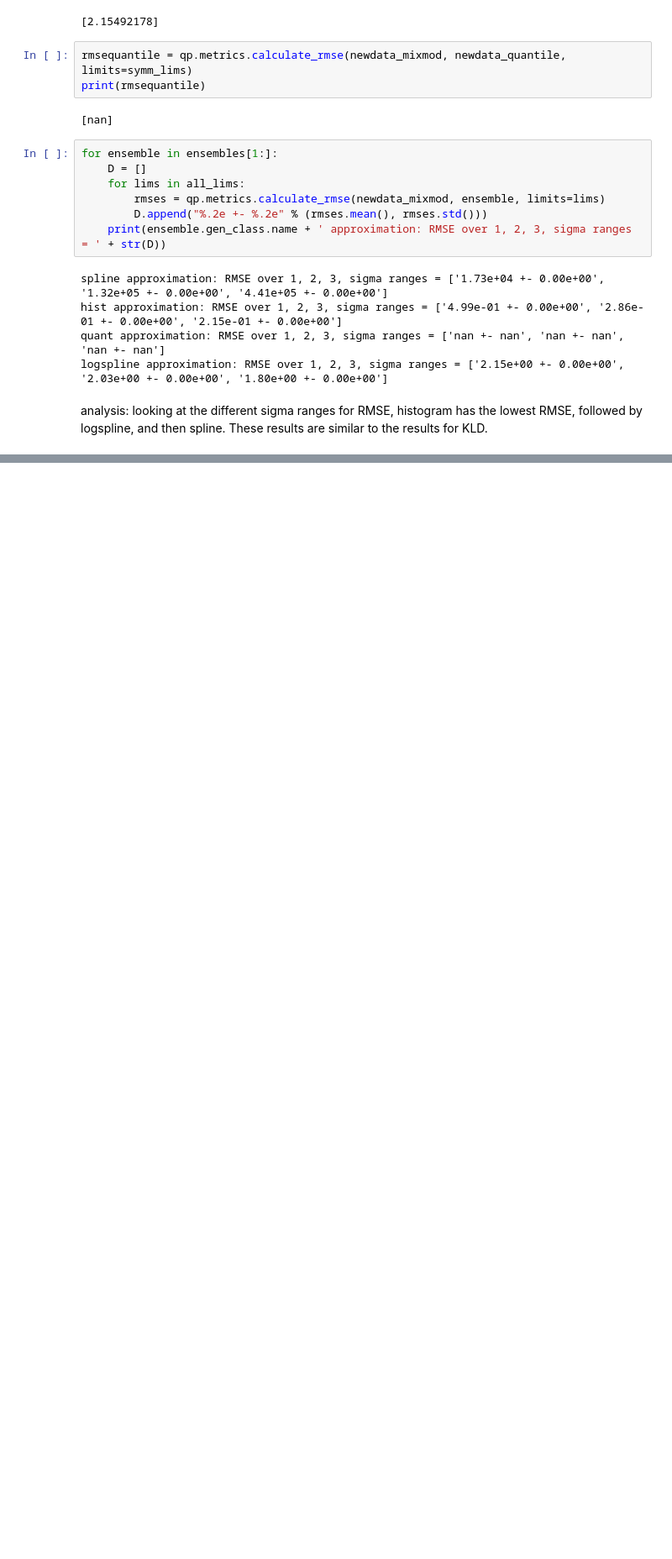
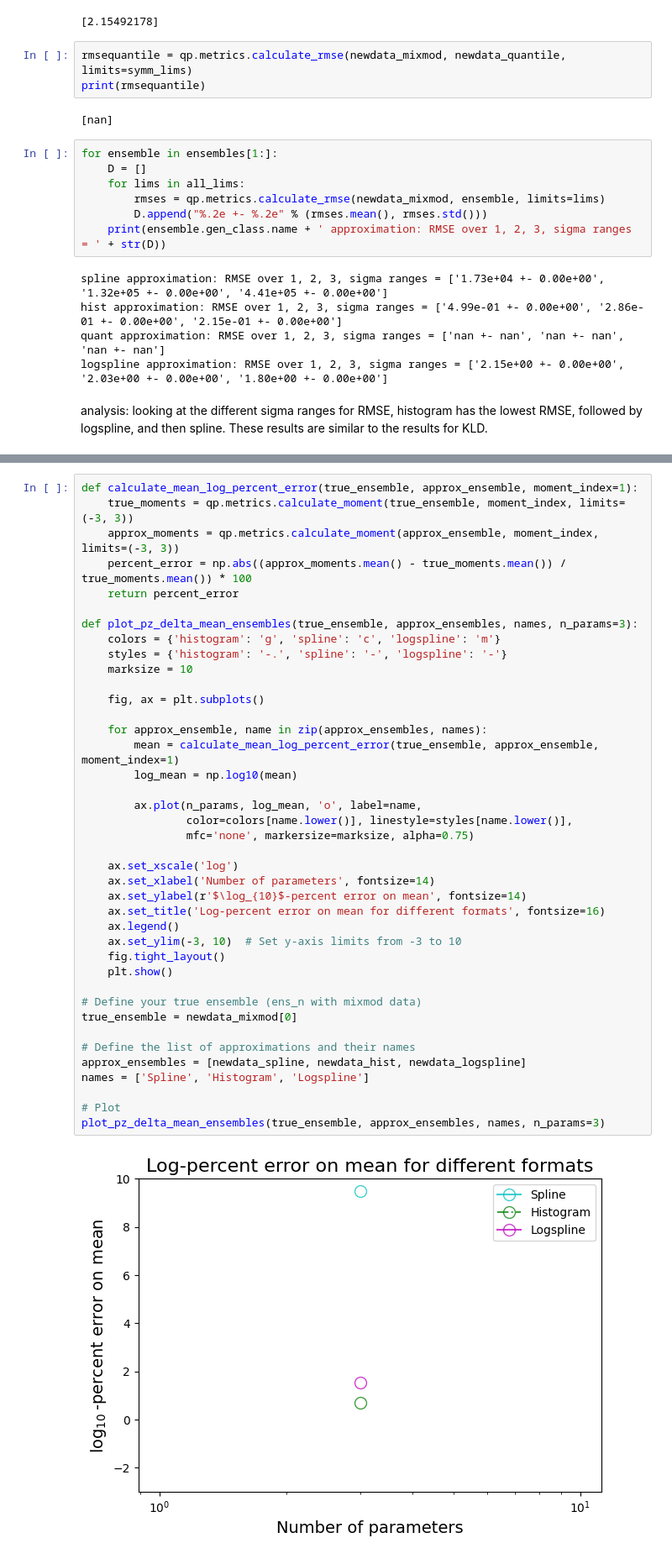
Before and after one commit to chadschafer/qp, a Jupyter notebook: nb/spline_try_copy.ipynb, the cells around one changed output, grey strips where cells are left out. Shown at 84% size. Drawn from its saved outputs; the diff is of its cells as text; blank space fills up the shorter version.

```diff
--- a/nb/spline_try_copy.ipynb
+++ b/nb/spline_try_copy.ipynb
@@ -2495,0 +2534,42 @@ analysis: looking at the different sigma ranges for RMSE, histogram has the lowe
+# %%
+def calculate_mean_log_percent_error(true_ensemble, approx_ensemble, moment_index=1):
+    true_moments = qp.metrics.calculate_moment(true_ensemble, moment_index, limits=(-3, 3))
+    approx_moments = qp.metrics.calculate_moment(approx_ensemble, moment_index, limits=(-3, 3))
+    percent_error = np.abs((approx_moments.mean() - true_moments.mean()) / true_moments.mean()) * 100
+    return percent_error
+
+def plot_pz_delta_mean_ensembles(true_ensemble, approx_ensembles, names, n_params=3):
+    colors = {'histogram': 'g', 'spline': 'c', 'logspline': 'm'}
+    styles = {'histogram': '-.', 'spline': '-', 'logspline': '-'}
+    marksize = 10
+
+    fig, ax = plt.subplots()
+
+    for approx_ensemble, name in zip(approx_ensembles, names):
+        mean = calculate_mean_log_percent_error(true_ensemble, approx_ensemble, moment_index=1)
+        log_mean = np.log10(mean)
+
+        ax.plot(n_params, log_mean, 'o', label=name,
+                color=colors[name.lower()], linestyle=styles[name.lower()],
+                mfc='none', markersize=marksize, alpha=0.75)
+
+    ax.set_xscale('log')
+    ax.set_xlabel('Number of parameters', fontsize=14)
+    ax.set_ylabel(r'$\log_{10}$-percent error on mean', fontsize=14)
+    ax.set_title('Log-percent error on mean for different formats', fontsize=16)
+    ax.legend()
+    ax.set_ylim(-3, 10)  # Set y-axis limits from -3 to 10
+    fig.tight_layout()
+    plt.show()
+
+# Define your true ensemble (ens_n with mixmod data)
+true_ensemble = newdata_mixmod[0]
+
+# Define the list of approximations and their names
+approx_ensembles = [newdata_spline, newdata_hist, newdata_logspline]
+names = ['Spline', 'Histogram', 'Logspline']
+
+# Plot
+plot_pz_delta_mean_ensembles(true_ensemble, approx_ensembles, names, n_params=3)
+# %% [output]
+[figure, added]
```
Also changed, not shown: parts of 16 cells of this notebook.
